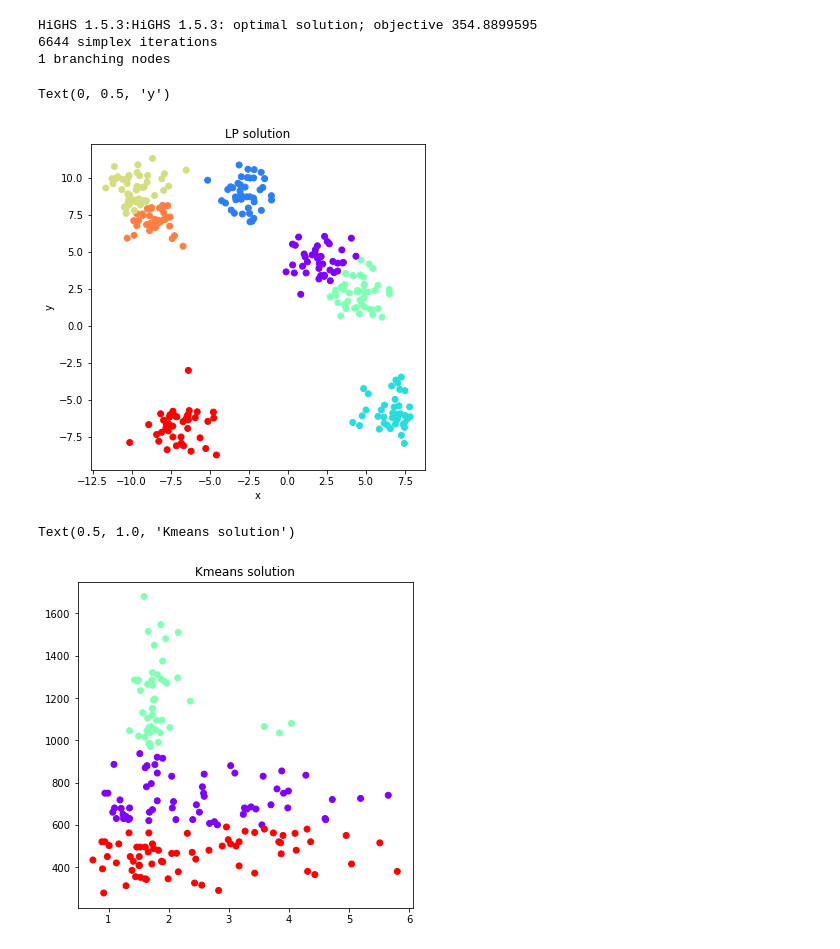
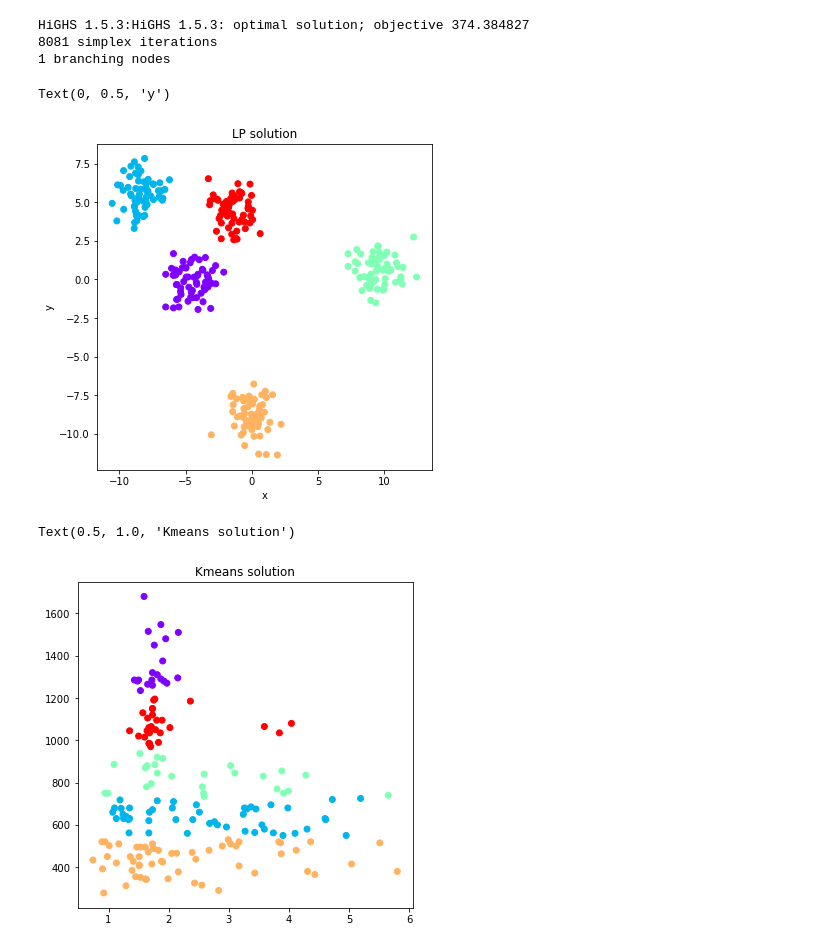
Before and after one commit to PolGonzalez/Kclusters, a Jupyter notebook: Main.ipynb, the cells around one changed output. Cells and saved outputs as stored; diff of their text form; code cells hidden in the pictures.

```diff
--- a/Main.ipynb
+++ b/Main.ipynb
@@ -55,9 +55,10 @@ def ampl_solve(k,m,dist):
 # %%
 #paremeter selection
 
-k = 7
+k = 5
 m = 300
 # %%
 #generating points
-random_state = 42
-points, y = make_blobs(n_samples=m,centers = k, random_state=random_state)
+random_state = 7
+points, y_true = make_blobs(n_samples=m,centers = k, random_state=random_state)
+plt.scatter(points[:, 0], points[:, 1],c = y_true,cmap='rainbow')
@@ -101,22 +105,22 @@ Text(0, 0.5, 'y')
 # %%
 #AMPL solution
 
 #generate matrix distance
 dist = [[math.sqrt((i[0]-j[0])**2+(i[1]-j[1])**2) for i in points] for j in points]
 
 #We solve using ampl
-sol = ampl_solve(k,m,dist)
+y_pred_ampl = ampl_solve(k,m,dist)
 
 
 #print clusters
 plt.figure(figsize=(6, 6))
-plt.scatter(points[:, 0], points[:, 1], c=sol,cmap='rainbow')
+plt.scatter(points[:, 0], points[:, 1], c=y_pred_ampl,cmap='rainbow')
 plt.title("LP solution")
 plt.xlabel("x")
 plt.ylabel("y")
 # %% [output]
-HiGHS 1.5.3:HiGHS 1.5.3: optimal solution; objective 354.8899595
-6644 simplex iterations
+HiGHS 1.5.3:HiGHS 1.5.3: optimal solution; objective 374.384827
+8081 simplex iterations
 1 branching nodes
 Text(0, 0.5, 'y')
-[figure, old version]
+[figure, new version]
@@ -123,9 +130,8 @@ Text(0, 0.5, 'y')
 # %%
 #Multidimensional dataset kmeans implementation
-df = pd.read_csv('wine-clustering.csv')
 
-kmeans = KMeans(n_clusters=3, init='k-means++', random_state= 42)
-y_predict= kmeans.fit_predict(df)
+kmeans = KMeans(n_clusters=k, init='k-means++', random_state= 42)
+y_predict_kmeans= kmeans.fit_predict(df)
 
 #print clusters
 plt.figure(figsize=(6, 6))
@@ -135,6 +141,6 @@ plt.scatter(X,y,c=y_predict,cmap = "rainbow");
 plt.title("Kmeans solution")
 # %% [output]
 Text(0.5, 1.0, 'Kmeans solution')
-[figure, old version]
+[figure, new version]
 # %%
 #Multidimensional dataset MST implementation
```
Also changed, not shown: parts of 6 cells of this notebook, 2 other files.
